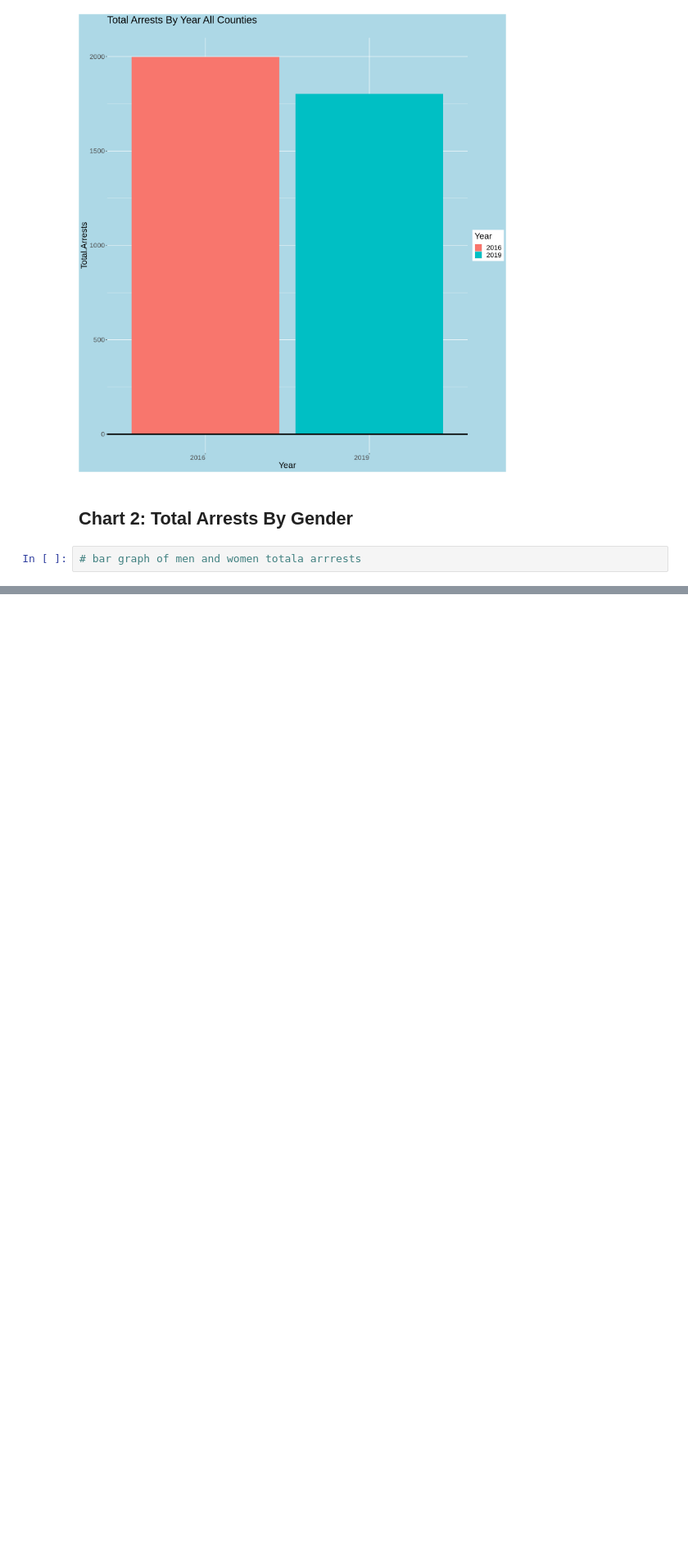
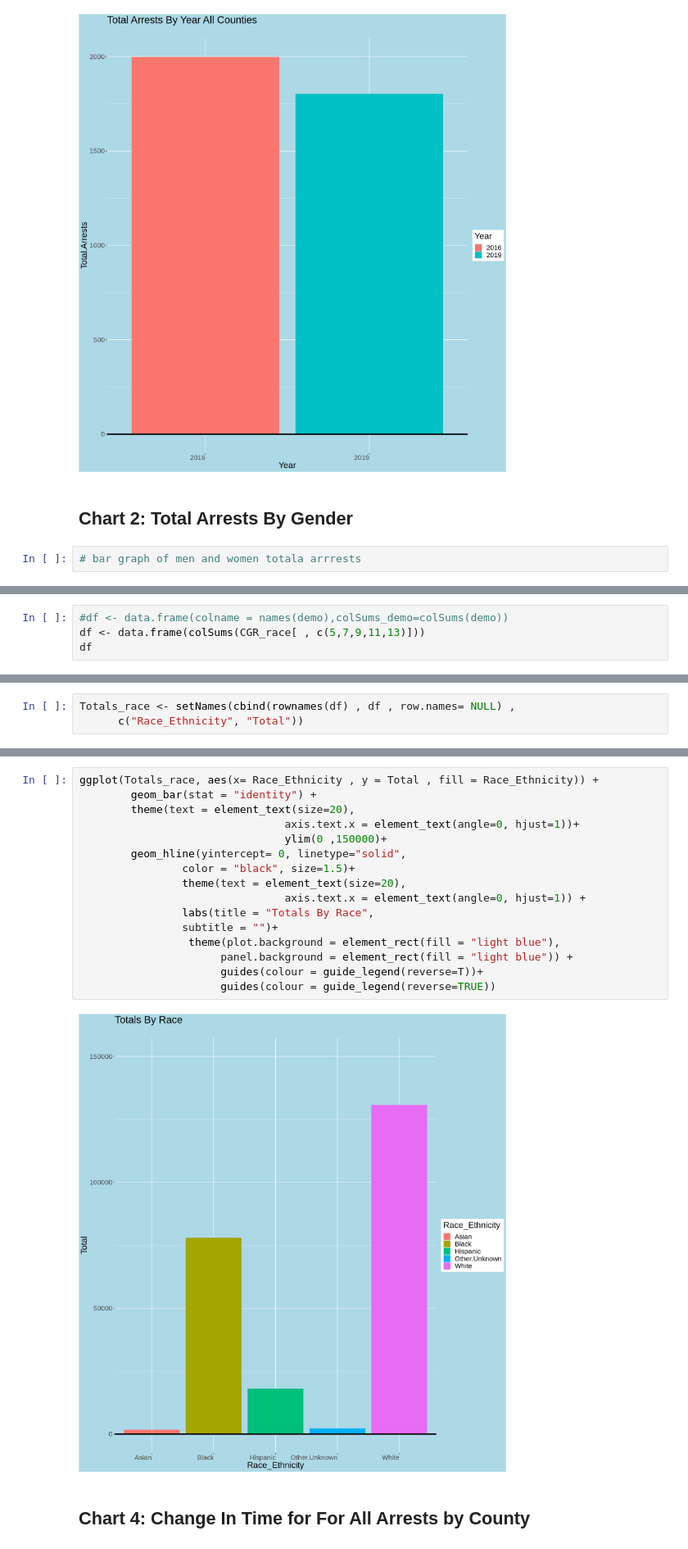
Before and after one commit to JF11579/New-Stuff, a Jupyter notebook: CGR_5.ipynb, the cells around one changed output, grey strips where cells are left out. Shown at 82% size. Cells and saved outputs as stored; diff of their text form; blank space fills up the shorter version.

```diff
--- a/CGR_5.ipynb
+++ b/CGR_5.ipynb
@@ -369,0 +436,4 @@ ggplot(CGR_gender_compiled, aes(x= Year , y = Total.Arrests , fill = Year)) +
+# %%
+#df <- data.frame(colname = names(demo),colSums_demo=colSums(demo))
+df <- data.frame(colSums(CGR_race[ , c(5,7,9,11,13)]))
+df
@@ -369,0 +456,3 @@ ggplot(CGR_gender_compiled, aes(x= Year , y = Total.Arrests , fill = Year)) +
+# %%
+Totals_race <- setNames(cbind(rownames(df) , df , row.names= NULL) ,
+      c("Race_Ethnicity", "Total"))
@@ -369,0 +470,20 @@ ggplot(CGR_gender_compiled, aes(x= Year , y = Total.Arrests , fill = Year)) +
+# %%
+ggplot(Totals_race, aes(x= Race_Ethnicity , y = Total , fill = Race_Ethnicity)) +
+        geom_bar(stat = "identity") +
+        theme(text = element_text(size=20),
+                                axis.text.x = element_text(angle=0, hjust=1))+
+                                ylim(0 ,150000)+
+        geom_hline(yintercept= 0, linetype="solid",
+                color = "black", size=1.5)+
+                theme(text = element_text(size=20),
+                                axis.text.x = element_text(angle=0, hjust=1)) +
+                labs(title = "Totals By Race",
+                subtitle = "")+
+                 theme(plot.background = element_rect(fill = "light blue"),
+                      panel.background = element_rect(fill = "light blue")) +
+                      guides(colour = guide_legend(reverse=T))+
+                      guides(colour = guide_legend(reverse=TRUE))
+# %% [output]
+[figure, added]
+# %% [markdown]
+## Chart 4: Change In Time for For All Arrests by County
```
Also changed, not shown: parts of 54 cells of this notebook.
